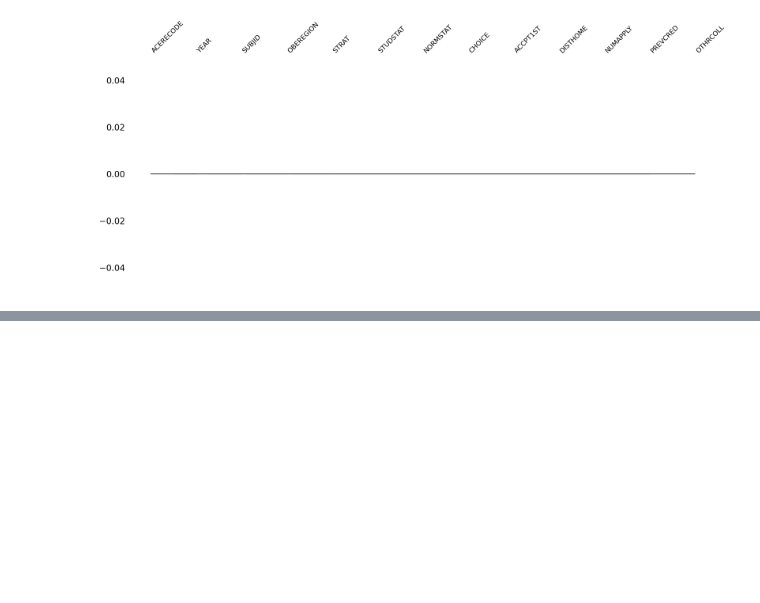
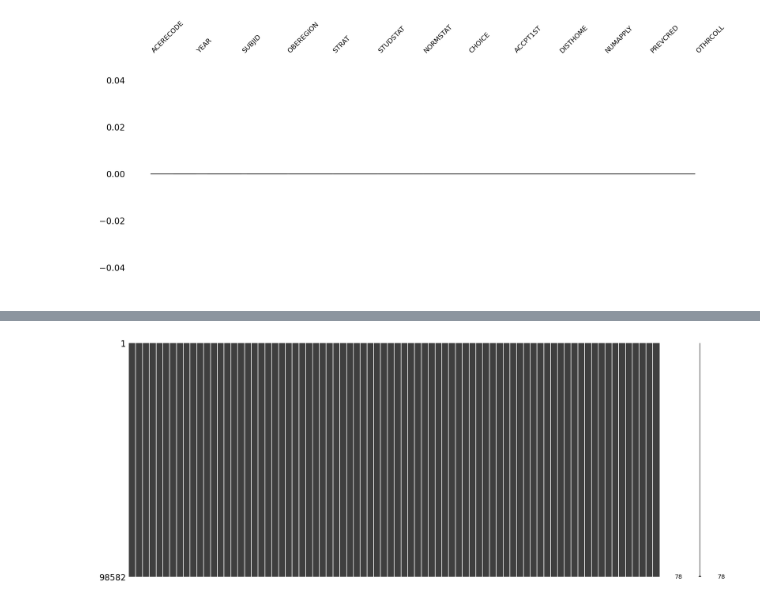
Before and after one commit to Christheoneoneil/stat330_final, a Jupyter notebook: notebooks/01.00-maj-explore-databases.ipynb, the cells around one changed output, grey strips where cells are left out. Cells and saved outputs as stored; diff of their text form; code cells hidden in the pictures; blank space fills up the shorter version.

```diff
--- a/notebooks/01.00-maj-explore-databases.ipynb
+++ b/notebooks/01.00-maj-explore-databases.ipynb
@@ -228,0 +271,4 @@ with open("../stats/TFS_features.txt", "w") as f:
+# %%
+msno.matrix(non_imputed_df);
+# %% [output]
+[figure, added]
```
Also changed, not shown: parts of 34 cells of this notebook.
